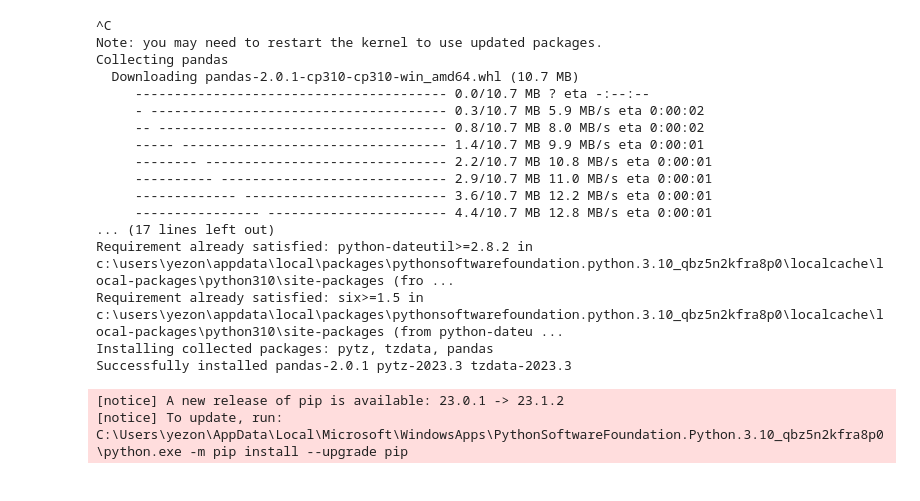
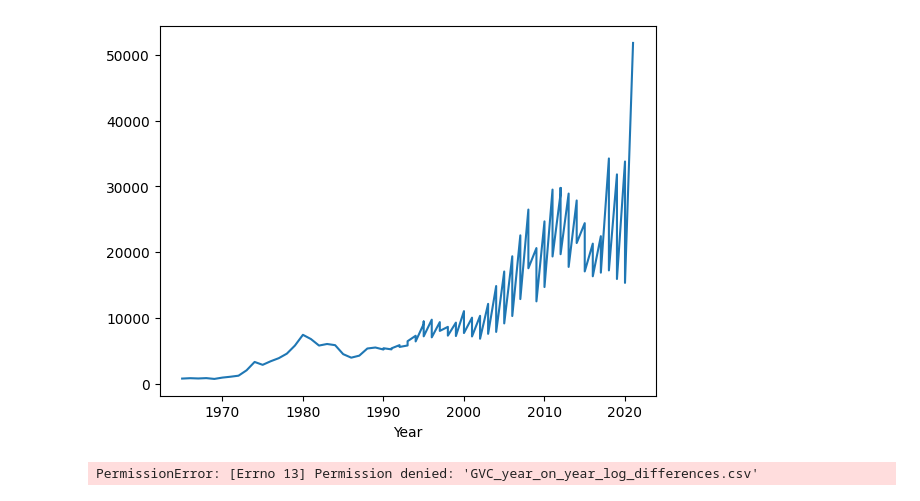
Before and after one commit to wanranzhao/ECMA31320-project, a Jupyter notebook: data/data_cleaning_gvc.ipynb, the cells around one changed output. Cells and saved outputs as stored; diff of their text form; code cells hidden in the pictures.

Commit message:
did log on output variables before differencing

```diff
--- a/data/data_cleaning_gvc.ipynb
+++ b/data/data_cleaning_gvc.ipynb
@@ -1,22 +0,0 @@
-# %%
-pip install pandas
-# %% [output]
-^C
-Note: you may need to restart the kernel to use updated packages.
-Collecting pandas
-  Downloading pandas-2.0.1-cp310-cp310-win_amd64.whl (10.7 MB)
-     ---------------------------------------- 0.0/10.7 MB ? eta -:--:--
-     - -------------------------------------- 0.3/10.7 MB 5.9 MB/s eta 0:00:02
-     -- ------------------------------------- 0.8/10.7 MB 8.0 MB/s eta 0:00:02
-     ----- ---------------------------------- 1.4/10.7 MB 9.9 MB/s eta 0:00:01
-     -------- ------------------------------- 2.2/10.7 MB 10.8 MB/s eta 0:00:01
-     ---------- ----------------------------- 2.9/10.7 MB 11.0 MB/s eta 0:00:01
-     ------------- -------------------------- 3.6/10.7 MB 12.2 MB/s eta 0:00:01
-     ---------------- ----------------------- 4.4/10.7 MB 12.8 MB/s eta 0:00:01
-... (17 lines left out)
-Requirement already satisfied: python-dateutil>=2.8.2 in c:\users\yezon\appdata\local\packages\pythonsoftwarefoundation.python.3.10_qbz5n2kfra8p0\localcache\local-packages\python310\site-packages (fro ...
-Requirement already satisfied: six>=1.5 in c:\users\yezon\appdata\local\packages\pythonsoftwarefoundation.python.3.10_qbz5n2kfra8p0\localcache\local-packages\python310\site-packages (from python-dateu ...
-Installing collected packages: pytz, tzdata, pandas
-Successfully installed pandas-2.0.1 pytz-2023.3 tzdata-2023.3
-[notice] A new release of pip is available: 23.0.1 -> 23.1.2
-[notice] To update, run: C:\Users\yezon\AppData\Local\Microsoft\WindowsApps\PythonSoftwareFoundation.Python.3.10_qbz5n2kfra8p0\python.exe -m pip install --upgrade pip
@@ -54,3 +35,49 @@ for column in columns_to_diff:
 # Save the combined DataFrame with year-on-year differences to a .csv file
 output_file_path = 'GVC_year_on_year_differences.csv'
 combined_df.to_csv(output_file_path, index=False)
+# %%
+usa = combined_df[combined_df['country'] == 'USA']
+usa_0 = usa[usa['sect'] == 1]
+
+# create plot
+plt.plot(usa_0['t'], usa_0['gvcomix'])
+plt.xlabel('Year')
+plt.ylabel('')
+plt.show()
+
+#based on graph shapes we need to tranform the variables these ways.
+
+#outp: log
+#outpd: log
+#outptt: log
+
+#I will assume gvc data i already proportion? But the values seem too high
+#gvco: log
+#gvcbp: log
+#gvcofp: log
+#gvcomix: log
+# %% [output]
+[figure, added]
+# %%
+# Columns for which to calculate logarithm and then year-on-year differences
+log_columns = ['outp', 'outpd', 'outptt']
+
+# Read the combined file containing data for all the sectors
+file_path = 'GVC_cleaned.csv'
+combined_df = pd.read_csv(file_path)
+
+# Calculate the logarithm of the specified columns
+combined_df[log_columns] = np.log(combined_df[log_columns])
+
+# Group by country and sector, and calculate year-on-year differences
+combined_diff = combined_df.groupby(['country', 'sect'])[columns_to_diff].diff()
+
+# Add the year-on-year differences as new columns in the original combined DataFrame
+for column in columns_to_diff:
+    combined_df[f'{column}_diff'] = combined_diff[column]
+
+# Save the combined DataFrame with year-on-year differences to a .csv file
+output_file_path = 'GVC_year_on_year_log_differences.csv'
+combined_df.to_csv(output_file_path, index=False)
+# %% [output]
+PermissionError: [Errno 13] Permission denied: 'GVC_year_on_year_log_differences.csv'
```
Also changed, not shown: parts of 2 cells of this notebook, 21 other files.
